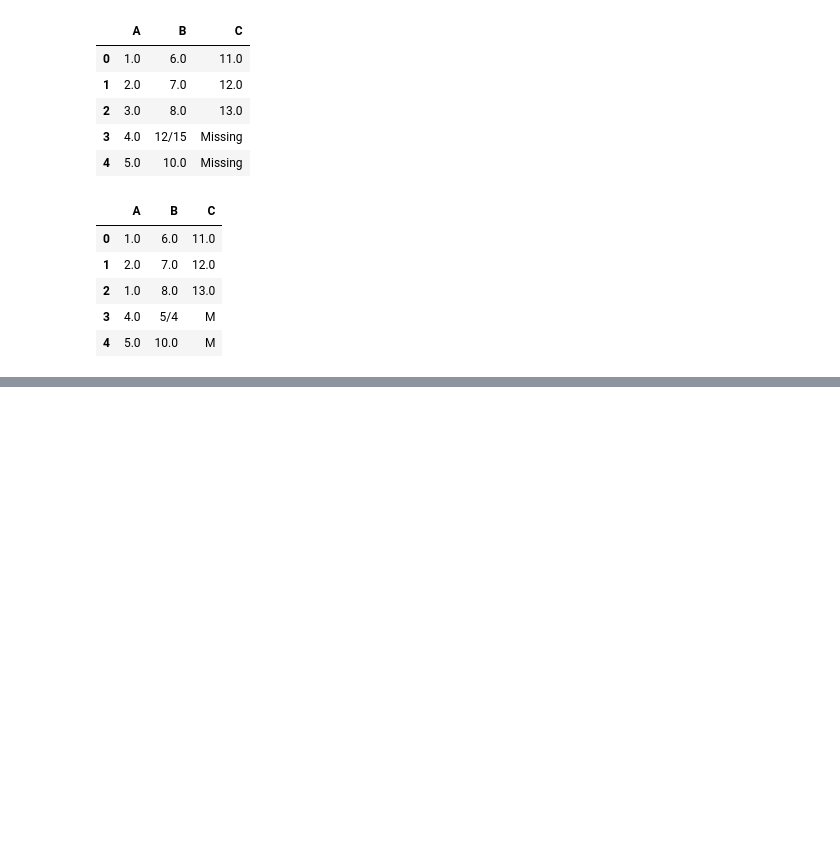
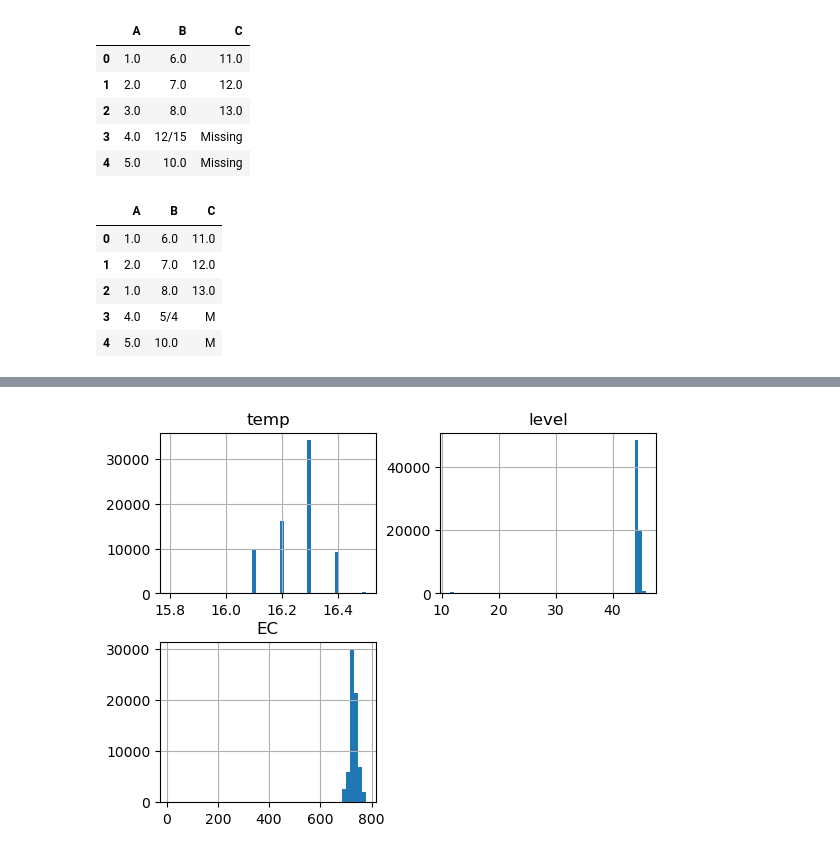
Before and after one commit to hanjaek/Data_Analysis, a Jupyter notebook: M2/3_데이터전처리.ipynb, the cells around one changed output, grey strips where cells are left out. Cells and saved outputs as stored; diff of their text form; code cells hidden in the pictures; blank space fills up the shorter version.

Commit message:
Update: M2 procedure - data preprocessing

```diff
--- a/M2/3_데이터전처리.ipynb
+++ b/M2/3_데이터전처리.ipynb
@@ -251,0 +311,6 @@ dfCO2
+# %%
+dfA = pd.read_csv('../sources/Data/대전지하수.csv',
+                  index_col='Date', # Date 열을 인덱스로 처리
+                  parse_dates=True,
+                  encoding='cp949') # csv나 엑셀은 cp949
+dfA.head(4)
@@ -251,0 +336,5 @@ dfCO2
+# %%
+dfA.hist(bins=50)
+plt.show()
+# %% [output]
+[figure, added]
```
Also changed, not shown: parts of 39 cells of this notebook.
